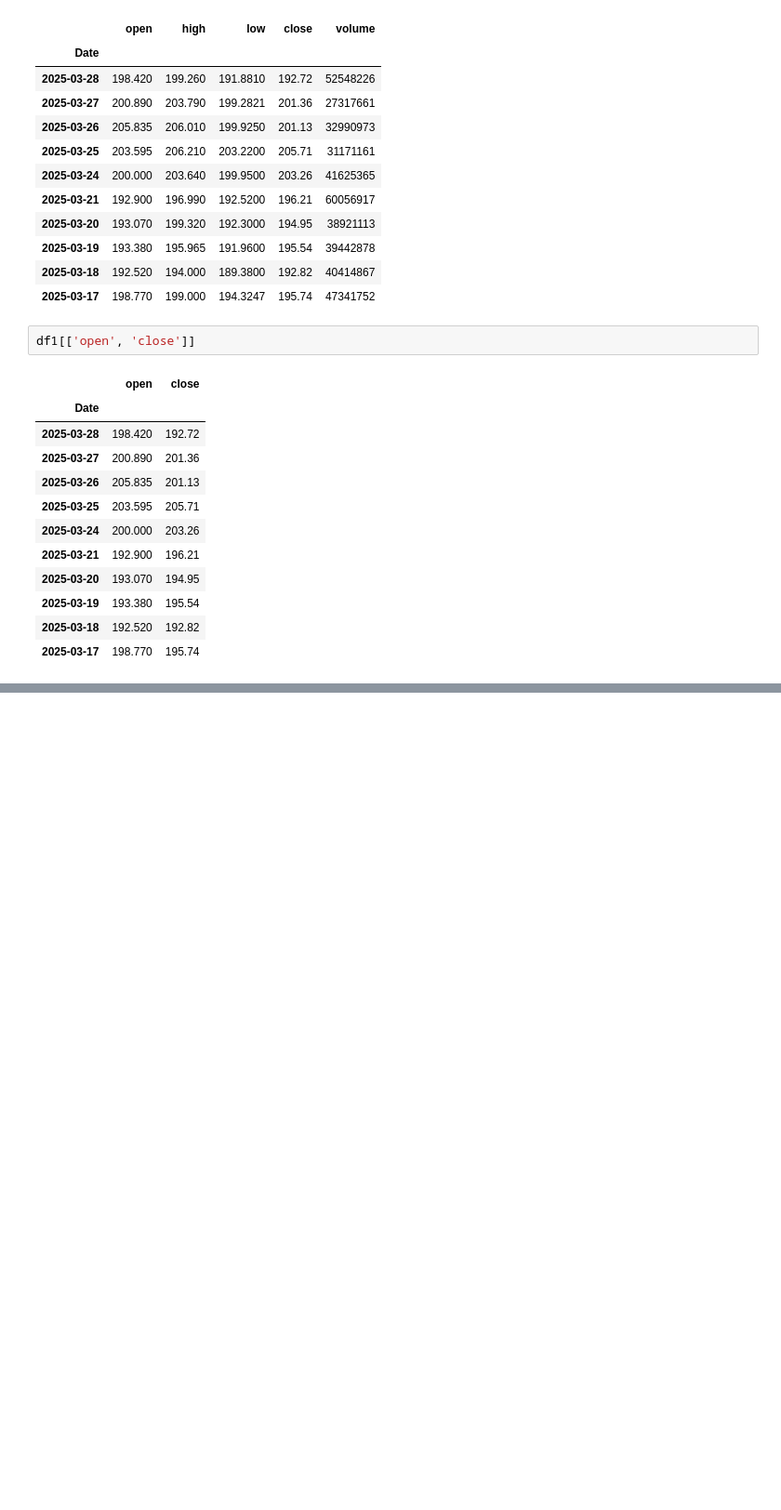
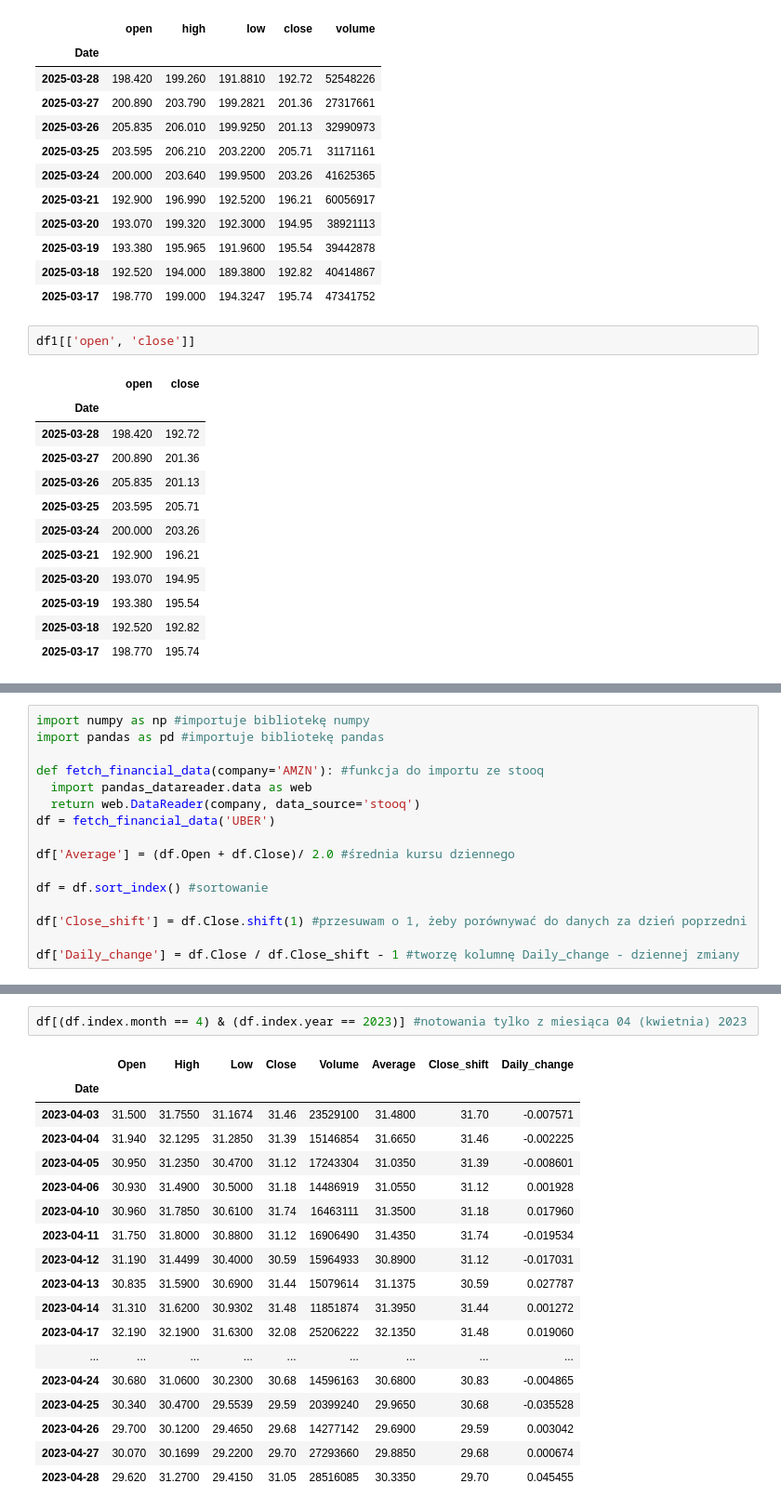
Before and after one commit to inandout66/data-science-bootcamp, a Jupyter notebook: notatnikAW.ipynb, the cells around one changed output, grey strips where cells are left out. Shown at 93% size. Drawn from its saved outputs; the diff is of its cells as text; blank space fills up the shorter version.

```diff
--- a/notatnikAW.ipynb
+++ b/notatnikAW.ipynb
@@ -105,0 +229,16 @@ df1[['open', 'close']]
+# %%
+import numpy as np #importuje bibliotekę numpy
+import pandas as pd #importuje bibliotekę pandas
+
+def fetch_financial_data(company='AMZN'): #funkcja do importu ze stooq
+  import pandas_datareader.data as web
+  return web.DataReader(company, data_source='stooq')
+df = fetch_financial_data('UBER')
+
+df['Average'] = (df.Open + df.Close)/ 2.0 #średnia kursu dziennego
+
+df = df.sort_index() #sortowanie
+
+df['Close_shift'] = df.Close.shift(1) #przesuwam o 1, żeby porównywać do danych za dzień poprzedni
+
+df['Daily_change'] = df.Close / df.Close_shift - 1 #tworzę kolumnę Daily_change - dziennej zmiany
@@ -105,0 +403,21 @@ df1[['open', 'close']]
+# %%
+df[(df.index.month == 4) & (df.index.year == 2023)] #notowania tylko z miesiąca 04 (kwietnia) 2023
+# %% [output]
+|  | Open | High | Low | Close | Volume | Average | Close_shift | Daily_change |
+| Date |  |  |  |  |  |  |  |  |
+| 2023-04-03 | 31.500 | 31.7550 | 31.1674 | 31.46 | 23529100 | 31.4800 | 31.70 | -0.007571 |
+| 2023-04-04 | 31.940 | 32.1295 | 31.2850 | 31.39 | 15146854 | 31.6650 | 31.46 | -0.002225 |
+| 2023-04-05 | 30.950 | 31.2350 | 30.4700 | 31.12 | 17243304 | 31.0350 | 31.39 | -0.008601 |
+| 2023-04-06 | 30.930 | 31.4900 | 30.5000 | 31.18 | 14486919 | 31.0550 | 31.12 | 0.001928 |
+| 2023-04-10 | 30.960 | 31.7850 | 30.6100 | 31.74 | 16463111 | 31.3500 | 31.18 | 0.017960 |
+| 2023-04-11 | 31.750 | 31.8000 | 30.8800 | 31.12 | 16906490 | 31.4350 | 31.74 | -0.019534 |
+| 2023-04-12 | 31.190 | 31.4499 | 30.4000 | 30.59 | 15964933 | 30.8900 | 31.12 | -0.017031 |
+| 2023-04-13 | 30.835 | 31.5900 | 30.6900 | 31.44 | 15079614 | 31.1375 | 30.59 | 0.027787 |
+| 2023-04-14 | 31.310 | 31.6200 | 30.9302 | 31.48 | 11851874 | 31.3950 | 31.44 | 0.001272 |
+| 2023-04-17 | 32.190 | 32.1900 | 31.6300 | 32.08 | 25206222 | 32.1350 | 31.48 | 0.019060 |
+| ... | ... | ... | ... | ... | ... | ... | ... | ... |
+| 2023-04-24 | 30.680 | 31.0600 | 30.2300 | 30.68 | 14596163 | 30.6800 | 30.83 | -0.004865 |
+| 2023-04-25 | 30.340 | 30.4700 | 29.5539 | 29.59 | 20399240 | 29.9650 | 30.68 | -0.035528 |
+| 2023-04-26 | 29.700 | 30.1200 | 29.4650 | 29.68 | 14277142 | 29.6900 | 29.59 | 0.003042 |
+| 2023-04-27 | 30.070 | 30.1699 | 29.2200 | 29.70 | 27293660 | 29.8850 | 29.68 | 0.000674 |
+| 2023-04-28 | 29.620 | 31.2700 | 29.4150 | 31.05 | 28516085 | 30.3350 | 29.70 | 0.045455 |
```
Also changed, not shown: parts of 54 cells of this notebook.
